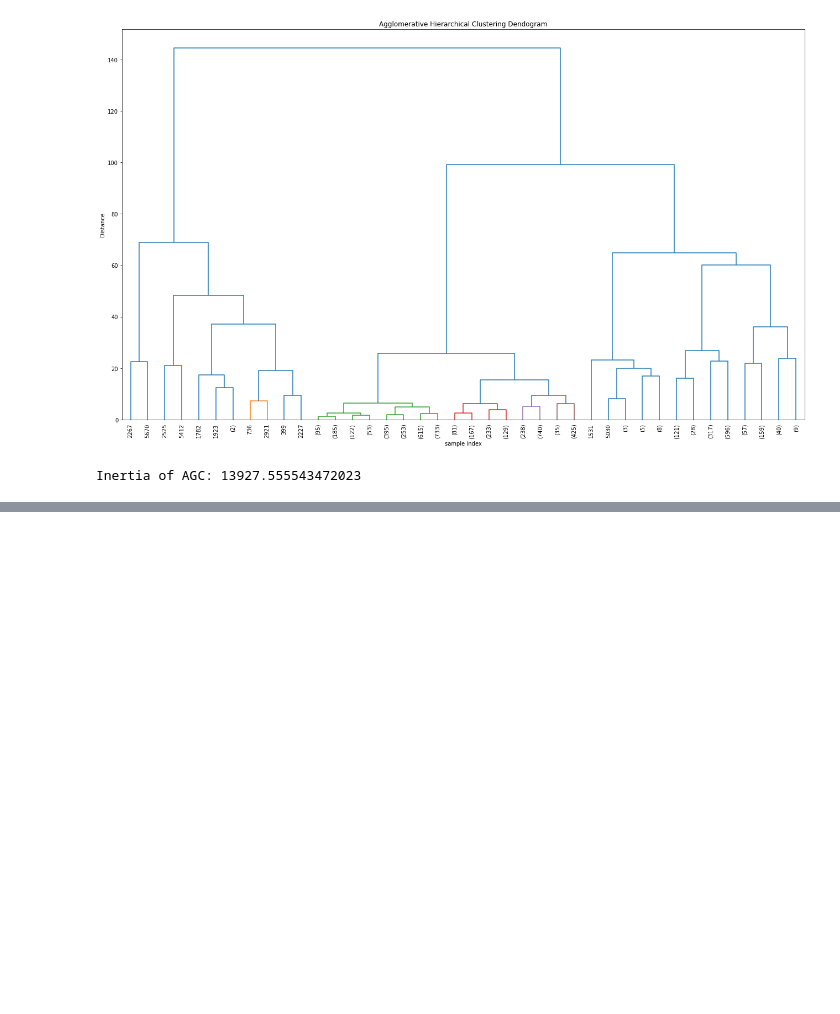
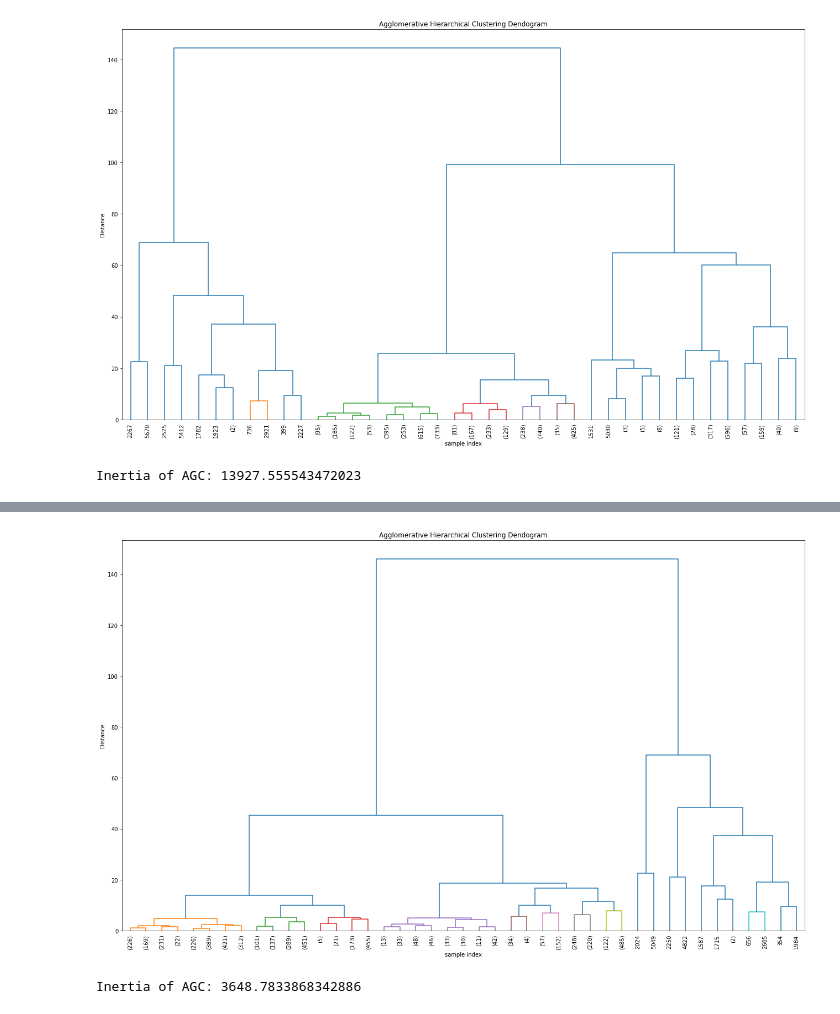
Before and after one commit to nakshathru/ML-Algos, a Jupyter notebook: kmean.ipynb, the cells around one changed output, grey strips where cells are left out. Drawn from its saved outputs; the diff is of its cells as text; code cells hidden in the pictures; blank space fills up the shorter version.

```diff
--- a/kmean.ipynb
+++ b/kmean.ipynb
@@ -627,0 +668,53 @@ csdata_sub.drop('labels',axis=1,inplace=True)
+# %%
+# Ward Linkage
+from scipy.cluster.hierarchy import dendrogram, linkage
+plt.figure(figsize=(18, 11))
+plt.title('Agglomerative Hierarchical Clustering Dendogram')
+plt.xlabel('sample index')
+plt.ylabel('Distance')
+Z = linkage(subd11, 'ward')
+dendrogram(Z,leaf_rotation=90.0,leaf_font_size=10,truncate_mode='level',p=5,color_threshold=8)
+plt.tight_layout()
+# %% [output]
+[figure, added]
+# %%
+modsub1 = AgglomerativeClustering(n_clusters=4, affinity='euclidean',  linkage='ward')
+modsub1.fit(subd11)
+M=pd.DataFrame(modsub1.labels_)
+M[0].value_counts()
+subd11_agc = subd11.copy()
+subd11_agc['labels'] = modsub1.labels_
+subd11_agc['labels'].value_counts()
+agc_clusters2 = subd11_agc.copy()
+agc_clusters_group = agc_clusters2.groupby(['labels'])
+df0 = agc_clusters_group.get_group(0)
+df1 = agc_clusters_group.get_group(1)
+df2 = agc_clusters_group.get_group(2)
+df3 = agc_clusters_group.get_group(3)
+
+c0 = np.array(df0.mean())
+c1 = np.array(df1.mean())
+c2 = np.array(df2.mean())
+c3 = np.array(df3.mean())
+c0 = c0[:-1]
+c1 = c1[:-1]
+c2 = c2[:-1]
+c3 = c3[:-1]
+
+agc_I0 = 0
+agc_I1 = 0
+agc_I2 = 0
+agc_I3 = 0
+
+for i in np.arange(df0.shape[0]):
+    agc_I0 = agc_I0+np.sum((df0.iloc[i,:-1]-c0)**2)
+for i in np.arange(df1.shape[0]):
+    agc_I1 = agc_I1+np.sum((df1.iloc[i,:-1]-c1)**2)
+for i in np.arange(df2.shape[0]):
+    agc_I2 = agc_I2+np.sum((df2.iloc[i,:-1]-c2)**2)
+for i in np.arange(df3.shape[0]):
+    agc_I3 = agc_I3+np.sum((df3.iloc[i,:-1]-c3)**2)
+
+print("Inertia of AGC:",agc_I0+agc_I1+agc_I2+agc_I3)
+# %% [output]
+Inertia of AGC: 3648.7833868342886
```
Also changed, not shown: parts of 30 cells of this notebook.
